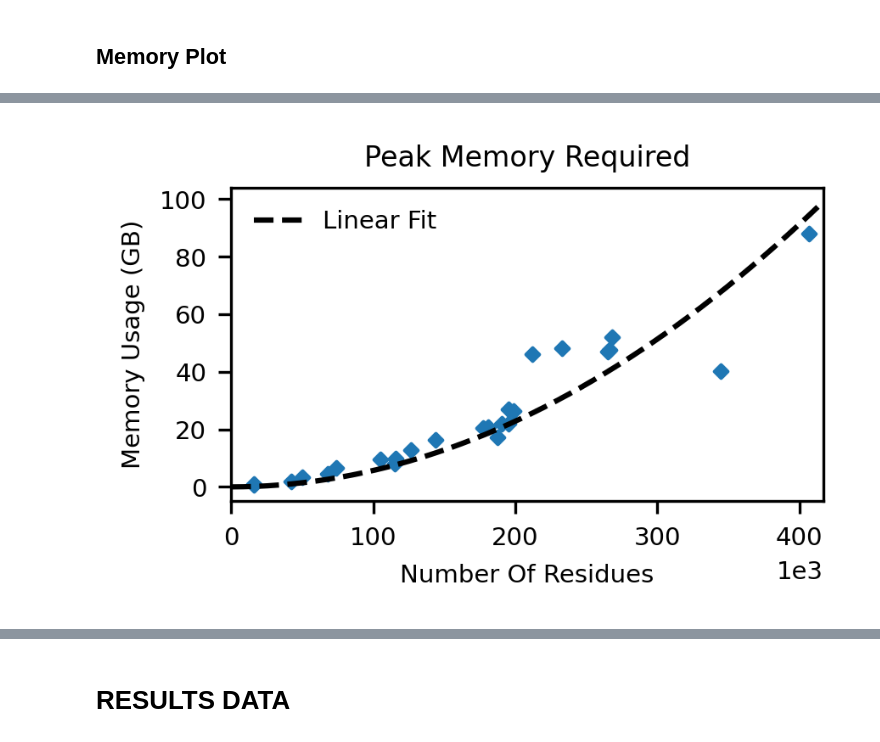
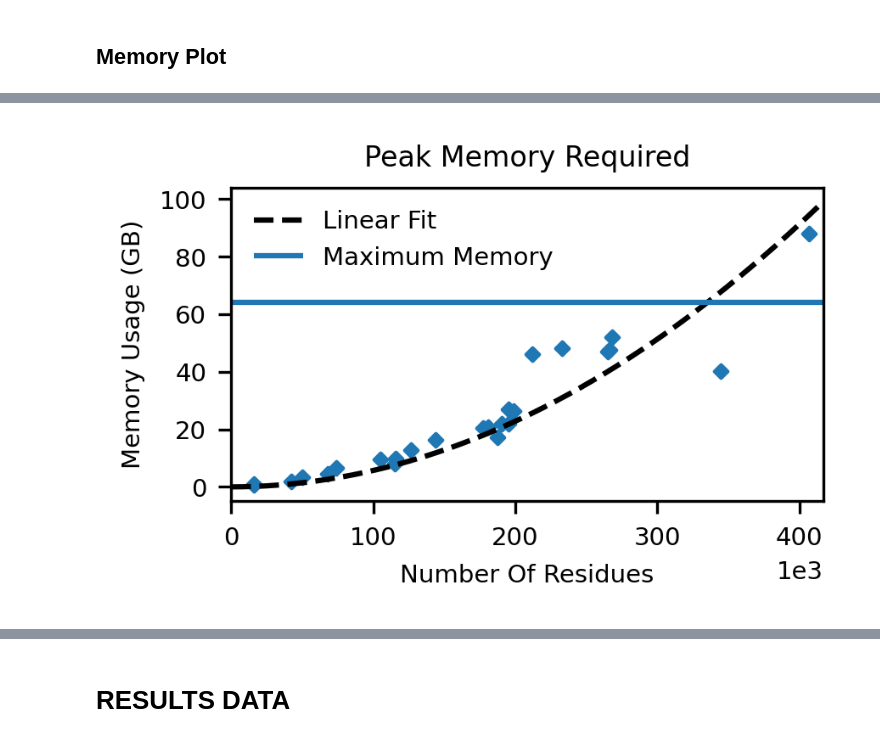
Before and after one commit to luquelab/mechanical_subdivision_ProDy, a Jupyter notebook: src/Figures.ipynb, the cells around one changed output, grey strips where cells are left out. Drawn from its saved outputs; the diff is of its cells as text; code cells hidden in the pictures.

```diff
--- a/src/Figures.ipynb
+++ b/src/Figures.ipynb
@@ -623,7 +724,9 @@ ax.plot(x, poly(x), '--', label='Linear Fit', color='black' )
 ax.scatter(res, mb, marker='D', s=7)
 
 #ax.plot(x, line(x), label='Maximum Memory', color='black')
-#ax.hlines(32,0,2*np.max(res), label='Maximum Memory')
+
+ax.hlines(64,0,2*np.max(res), label='Maximum Memory')
+
 ax.set_ylabel('Memory Usage (GB)', fontsize=7)
 ax.set_xlabel('Number Of Residues', fontsize=7)
 ax.set_xlim(0,np.max(res) + 10000)
@@ -647,14 +750,14 @@ Time:                        06:07:07   Log-Likelihood:
 No. Observations:                  25   AIC:                                      180.9
 Df Residuals:                      24   BIC:                                      182.1
 Df Model:                           1
 Covariance Type:            nonrobust
 ==============================================================================
 ... (14 lines left out)
 slope:  5.70410e-10
 r2:  0.9259034144045483
 p-value:  [4.57382885e-15]
 stderr:  [3.29380571e-11]
-[figure, old version]
+[figure, new version]
 # %%
 t = np.array(table['Runtime'])
 t = np.array(t)/3600
```
Also changed, not shown: parts of 22 cells of this notebook, 6 other files.
